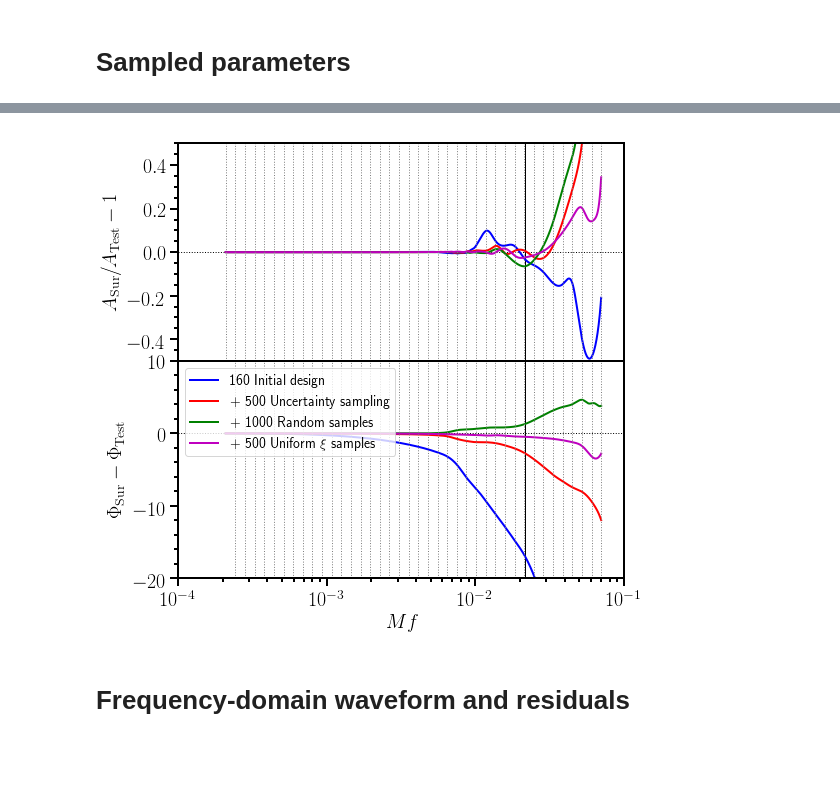
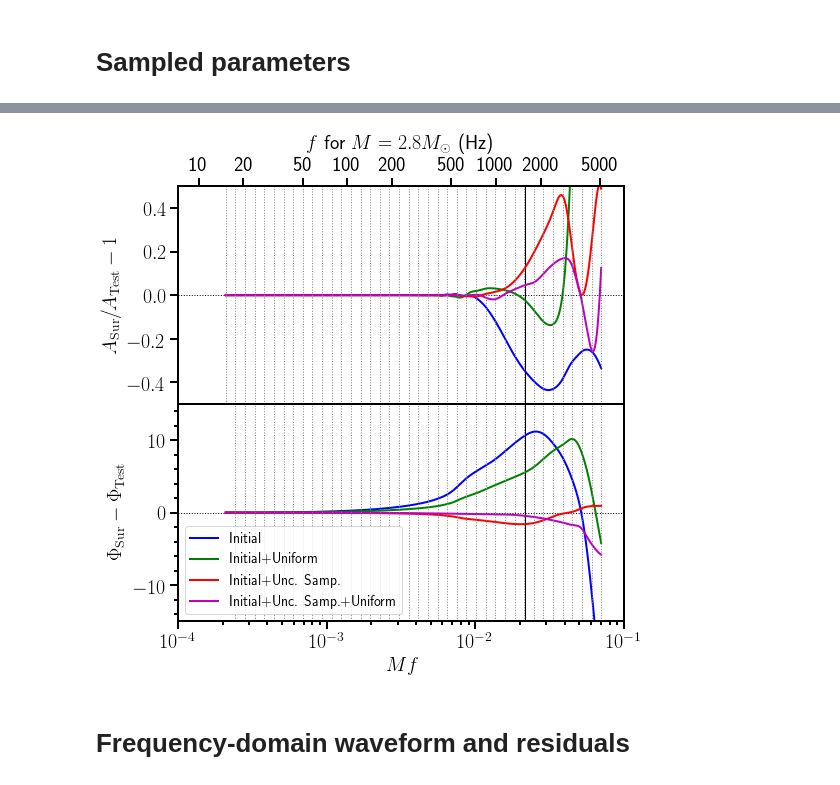
Before and after one commit to benjaminlackey/gpsurrogate, a Jupyter notebook: notebooks/EOBQM/PlotsForPaper.ipynb, the cells around one changed output, grey strips where cells are left out. Drawn from its saved outputs; the diff is of its cells as text; code cells hidden in the pictures; blank space fills up the shorter version.

Commit message:
Surrogate model used for PE runs. Many paper edits. References now complete.

```diff
--- a/notebooks/EOBQM/PlotsForPaper.ipynb
+++ b/notebooks/EOBQM/PlotsForPaper.ipynb
@@ -428,9 +297,3 @@ axes.legend(loc='upper right', frameon=True)
 # %%
-testset_rand = ws.HDF5WaveformSet('../../data/TEOBv4QM_20hz/h_test2.hdf5')
-dtestset_rand = ws.HDF5WaveformSet('../../data/TEOBv4QM_20hz/dh_test2.hdf5')
+testset_rand = ws.HDF5WaveformSet('../../data/TEOBv4QM_production/h_test2.hdf5')
+dtestset_rand = ws.HDF5WaveformSet('../../data/TEOBv4QM_production/dh_test2.hdf5')
-# %%
-nodes_filename = '../../data/TEOBv4QM_20hz/nodes_corners_lhd.hdf5'
-gp_amp_filename = '../../data/TEOBv4QM_20hz/gp_spline_amp_corners_lhd.hdf5'
-gp_phase_filename = '../../data/TEOBv4QM_20hz/gp_spline_phase_corners_lhd.hdf5'
-sur_lhd = surrogate.GPSplineSurrogate.load(nodes_filename, gp_amp_filename, gp_phase_filename,
-                                       order=3, npoints=10000, quad1=None, quad2=None, spin_spin=False)
@@ -474,6 +299,0 @@ ax2.grid()
-# %%
-nodes_filename = '../../data/TEOBv4QM_20hz/nodes_lhd_uncsamp.hdf5'
-gp_amp_filename = '../../data/TEOBv4QM_20hz/gp_spline_amp_lhd_uncsamp.hdf5'
-gp_phase_filename = '../../data/TEOBv4QM_20hz/gp_spline_phase_lhd_uncsamp.hdf5'
-sur_uncsamp = surrogate.GPSplineSurrogate.load(nodes_filename, gp_amp_filename, gp_phase_filename,
-                                       order=3, npoints=10000, quad1=None, quad2=None, spin_spin=False)
@@ -647,7 +313,7 @@ ax2.axvline(MF_ISCO, ls='-', c='k', lw=1)
 
 i = np.argmax(errors_lhd[:, j])
 params = testset_rand.get_waveform(i, data='parameters')
-print params
+print i, params
 h_true = testset_rand[i]
 h_sur = sur_lhd.geometric_waveform(params)
 # Resample and zero starting phase
@@ -656,11 +322,24 @@ h_sur.phase -= h_sur.phase[0]
 amp_ratio = wave.waveform_amplitude_ratio(h_sur, h_true, npoints=npoints, spacing='log')
 phi_diff = wave.waveform_phase_difference(h_sur, h_true, npoints=npoints, spacing='log')
 ax1.plot(amp_ratio.x, amp_ratio.amp-1.0, lw=2, c='b')
-ax2.plot(phi_diff.x, phi_diff.phase, lw=2, c='b', label='160 Initial design')
+ax2.plot(phi_diff.x, phi_diff.phase, lw=2, c='b', label='Initial')
+
+i = np.argmax(errors_uniform[:, j])
+params = testset_rand.get_waveform(i, data='parameters')
+print i, params
+h_true = testset_rand[i]
+h_sur = sur_uniform.geometric_waveform(params)
+# Resample and zero starting phase
+h_sur.resample(h_true.x)
+h_sur.phase -= h_sur.phase[0]
+amp_ratio = wave.waveform_amplitude_ratio(h_sur, h_true, npoints=npoints, spacing='log')
+phi_diff = wave.waveform_phase_difference(h_sur, h_true, npoints=npoints, spacing='log')
+ax1.plot(amp_ratio.x, amp_ratio.amp-1.0, lw=2, c='g')
+ax2.plot(phi_diff.x, phi_diff.phase, lw=2, c='g', label='Initial+Uniform')
 
 i = np.argmax(errors_uncsamp[:, j])
 params = testset_rand.get_waveform(i, data='parameters')
-print params
+print i, params
 h_true = testset_rand[i]
 h_sur = sur_uncsamp.geometric_waveform(params)
 # Resample and zero starting phase
@@ -669,33 +348,20 @@ h_sur.phase -= h_sur.phase[0]
 amp_ratio = wave.waveform_amplitude_ratio(h_sur, h_true, npoints=npoints, spacing='log')
 phi_diff = wave.waveform_phase_difference(h_sur, h_true, npoints=npoints, spacing='log')
 ax1.plot(amp_ratio.x, amp_ratio.amp-1.0, lw=2, c='r')
-ax2.plot(phi_diff.x, phi_diff.phase, lw=2, c='r', label='+ 500 Uncertainty sampling')
+ax2.plot(phi_diff.x, phi_diff.phase, lw=2, c='r', label='Initial+Unc. Samp.')
 
-i = np.argmax(errors_rand[:, j])
+i = np.argmax(errors_uncsamp_uniform[:, j])
 params = testset_rand.get_waveform(i, data='parameters')
-print params
+print i, params
 h_true = testset_rand[i]
-h_sur = sur_rand.geometric_waveform(params)
-# Resample and zero starting phase
-h_sur.resample(h_true.x)
-h_sur.phase -= h_sur.phase[0]
-amp_ratio = wave.waveform_amplitude_ratio(h_sur, h_true, npoints=npoints, spacing='log')
-phi_diff = wave.waveform_phase_difference(h_sur, h_true, npoints=npoints, spacing='log')
-ax1.plot(amp_ratio.x, amp_ratio.amp-1.0, lw=2, c='g')
-ax2.plot(phi_diff.x, phi_diff.phase, lw=2, c='g', label='+ 1000 Random samples')
-
-i = np.argmax(errors_uniformxi[:, j])
-params = testset_rand.get_waveform(i, data='parameters')
-print params
-h_true = testset_rand[i]
-h_sur = sur_uniformxi.geometric_waveform(params)
+h_sur = sur_uncsamp_uniform.geometric_waveform(params)
 # Resample and zero starting phase
 h_sur.resample(h_true.x)
 h_sur.phase -= h_sur.phase[0]
 amp_ratio = wave.waveform_amplitude_ratio(h_sur, h_true, npoints=npoints, spacing='log')
 phi_diff = wave.waveform_phase_difference(h_sur, h_true, npoints=npoints, spacing='log')
 ax1.plot(amp_ratio.x, amp_ratio.amp-1.0, lw=2, c='m')
-ax2.plot(phi_diff.x, phi_diff.phase, lw=2, c='m', label=r'+ 500 Uniform $\xi$ samples')
+ax2.plot(phi_diff.x, phi_diff.phase, lw=2, c='m', label=r'Initial+Unc. Samp.+Uniform')
 
 for mf in sur_lhd.mf_amp:
     ax1.axvline(mf, c='gray', ls=':', lw=1)
@@ -705,21 +371,30 @@ for mf in sur_lhd.mf_phase:
 
 ax1.set_xlim(0.0001, 0.1)
 ax1.set_ylim(-0.5, 0.5)
-ax2.set_ylim(-20, 10)
+ax2.set_ylim(-15, 15)
 
 ax1.set_xscale('log')
 ax2.set_xscale('log')
-# ax1.set_yscale('symlog')
-# ax2.set_yscale('symlog')
+
 ax1.minorticks_on()
 ax2.minorticks_on()
 
 ax1.set_ylabel(r'$A_{\rm Sur}/A_{\rm Test} - 1$')
 ax2.set_ylabel(r'$\Phi_{\rm Sur} - \Phi_{\rm Test}$')
 ax2.set_xlabel(r'$Mf$')
-#ax1.grid(axis='both', which='both')
-#ax2.grid(axis='both', which='both')
-ax2.legend(loc='upper left')
+
+ax2.legend(loc='lower left')
+
+# Draw second x-axis scale
+ax3 = ax1.twiny()
+ax3.set_xscale('log')
+ax3.set_xlim(ax1.get_xlim())
+fs = np.array([10, 20, 50, 100, 200, 500, 1000, 2000, 5000])
+mfs = f_to_mf(fs, 2.8)
+ax3.set_xticks(mfs, minor=False)
+ax3.set_xticklabels([str(f) for f in fs])
+ax3.minorticks_off()
+ax3.set_xlabel('$f$ for $M=2.8M_\odot$ (Hz)')
 
 #fig.savefig('../../paper/htildemaxerror.pdf', format='pdf', transparent=True, bbox_inches='tight')
 # %% [output]
@@ -731,4 +406,4 @@ ax2.legend(loc='upper left')
-[figure, old version]
+[figure, new version]
 # %% [markdown]
 # Frequency-domain waveform and residuals
 # %%
```
Also changed, not shown: parts of 48 cells of this notebook, 27 other files.
